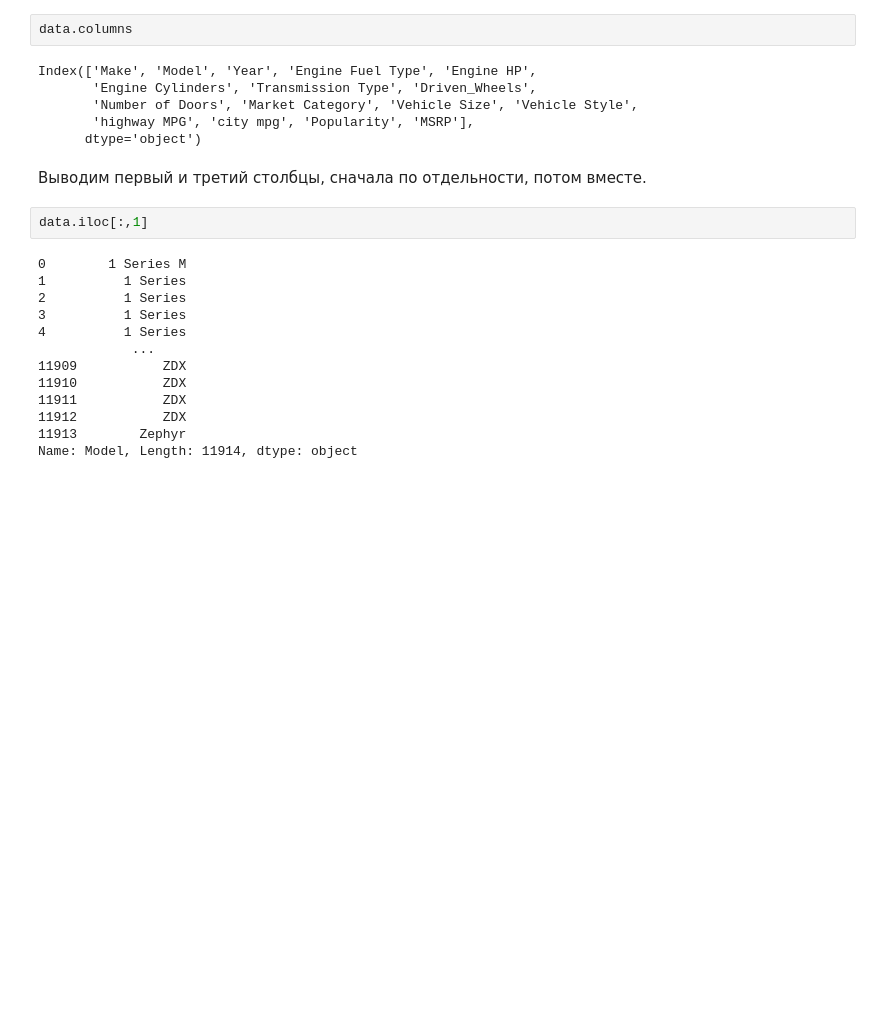
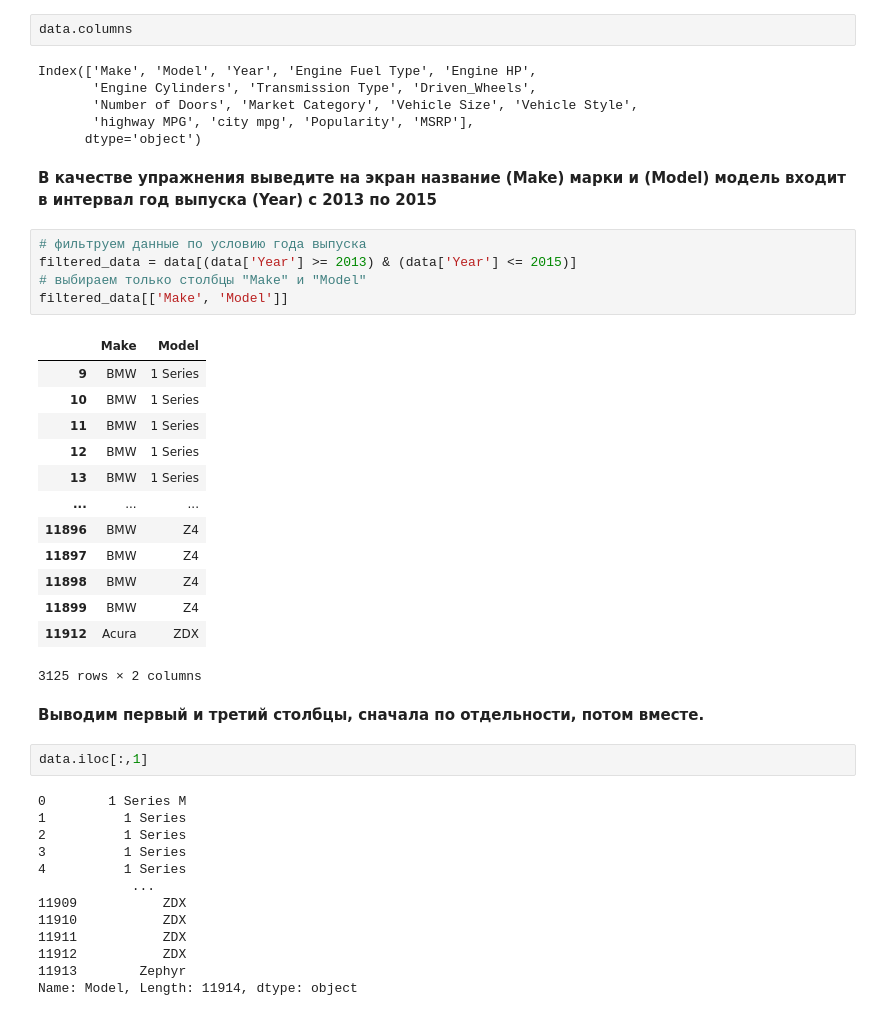
Before and after one commit to pgu-prod/ml, a Jupyter notebook: lab1/Lab1.ipynb, the cells around one changed output. Saved outputs shown, nothing was run; the diff lists cells and outputs as text; blank space fills up the shorter version.

```diff
--- a/lab1/Lab1.ipynb
+++ b/lab1/Lab1.ipynb
@@ -39,8 +40,29 @@ Index(['Make', 'Model', 'Year', 'Engine Fuel Type', 'Engine HP',
        'Number of Doors', 'Market Category', 'Vehicle Size', 'Vehicle Style',
        'highway MPG', 'city mpg', 'Popularity', 'MSRP'],
       dtype='object')
+# %% [markdown]
+__В качестве упражнения выведите на экран название (Make) марки и (Model) модель входит в интервал год выпуска (Year) с 2013 по 2015__
+# %%
+# фильтруем данные по условию года выпуска
+filtered_data = data[(data['Year'] >= 2013) & (data['Year'] <= 2015)]
+# выбираем только столбцы "Make" и "Model"
+filtered_data[['Make', 'Model']]
+# %% [output]
+|  | Make | Model |
+| 9 | BMW | 1 Series |
+| 10 | BMW | 1 Series |
+| 11 | BMW | 1 Series |
+| 12 | BMW | 1 Series |
+| 13 | BMW | 1 Series |
+| ... | ... | ... |
+| 11896 | BMW | Z4 |
+| 11897 | BMW | Z4 |
+| 11898 | BMW | Z4 |
+| 11899 | BMW | Z4 |
+| 11912 | Acura | ZDX |
+3125 rows × 2 columns
 # %% [markdown]
-Выводим первый и третий столбцы, сначала по отдельности, потом вместе.
+__Выводим первый и третий столбцы, сначала по отдельности, потом вместе.__
 # %%
 data.iloc[:,1]
 # %% [output]
```
Also changed, not shown: parts of 10 cells of this notebook.
